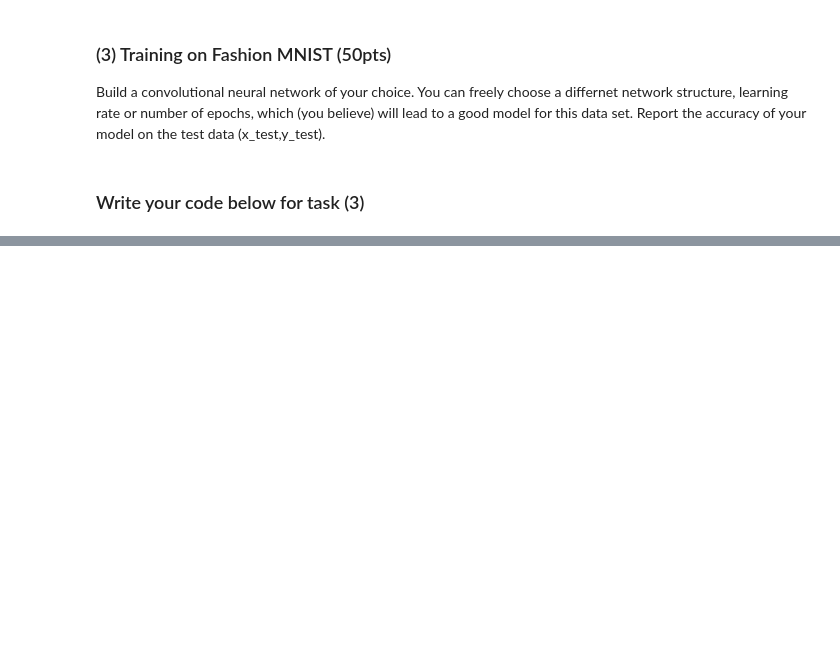
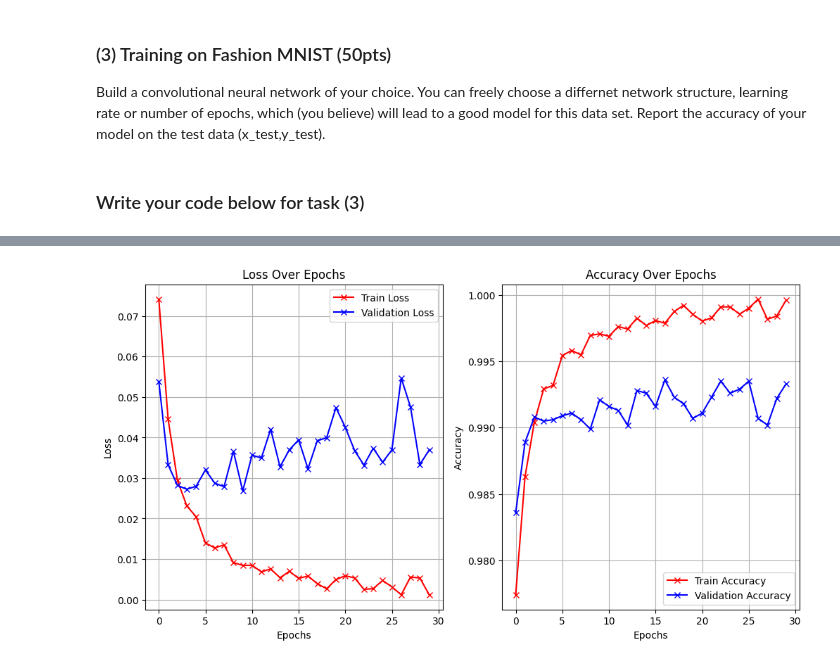
Before and after one commit to AtharvaBOT7/FML-PROJECT, a Jupyter notebook: Project_MNIST.ipynb, the cells around one changed output, grey strips where cells are left out. Cells and saved outputs as stored; diff of their text form; code cells hidden in the pictures; blank space fills up the shorter version.

```diff
--- a/Project_MNIST.ipynb
+++ b/Project_MNIST.ipynb
@@ -602,0 +638,18 @@ Build a convolutional neural network of your choice. You can freely choose a dif
+# %%
+# Now we will compile the model using Adam optimizer and categorical crossentropy loss function.
+
+from tensorflow.keras.optimizers import Adam
+
+model_3.compile(
+    optimizer=Adam(learning_rate=0.001),
+    loss='categorical_crossentropy',
+    metrics=['accuracy']
+)
+# %%
+# Now we will train the model
+history_3 = model_3.fit(
+    x_train, y_train,
+    batch_size=128,
+    epochs=30,
+    validation_data=(x_test, y_test)
+)
@@ -602,0 +674,34 @@ Build a convolutional neural network of your choice. You can freely choose a dif
+# %%
+# Plotting the training and validation loss and accuracy of the model which we trained just now
+
+def plot_loss_accuracy(history):
+    import matplotlib.pyplot as plt
+
+    fig = plt.figure(figsize=(12, 6))
+
+    # Loss
+    ax = fig.add_subplot(1, 2, 1)
+    ax.plot(history.history["loss"], 'r-x', label="Train Loss")
+    ax.plot(history.history["val_loss"], 'b-x', label="Validation Loss")
+    ax.set_title('Loss Over Epochs')
+    ax.set_xlabel('Epochs')
+    ax.set_ylabel('Loss')
+    ax.legend()
+    ax.grid(True)
+
+    # Accuracy
+    ax = fig.add_subplot(1, 2, 2)
+    ax.plot(history.history["accuracy"], 'r-x', label="Train Accuracy")
+    ax.plot(history.history["val_accuracy"], 'b-x', label="Validation Accuracy")
+    ax.set_title('Accuracy Over Epochs')
+    ax.set_xlabel('Epochs')
+    ax.set_ylabel('Accuracy')
+    ax.legend()
+    ax.grid(True)
+
+    plt.show()
+
+# Call the function
+plot_loss_accuracy(history_3)
+# %% [output]
+[figure, added]
```
Also changed, not shown: parts of 5 cells of this notebook.
